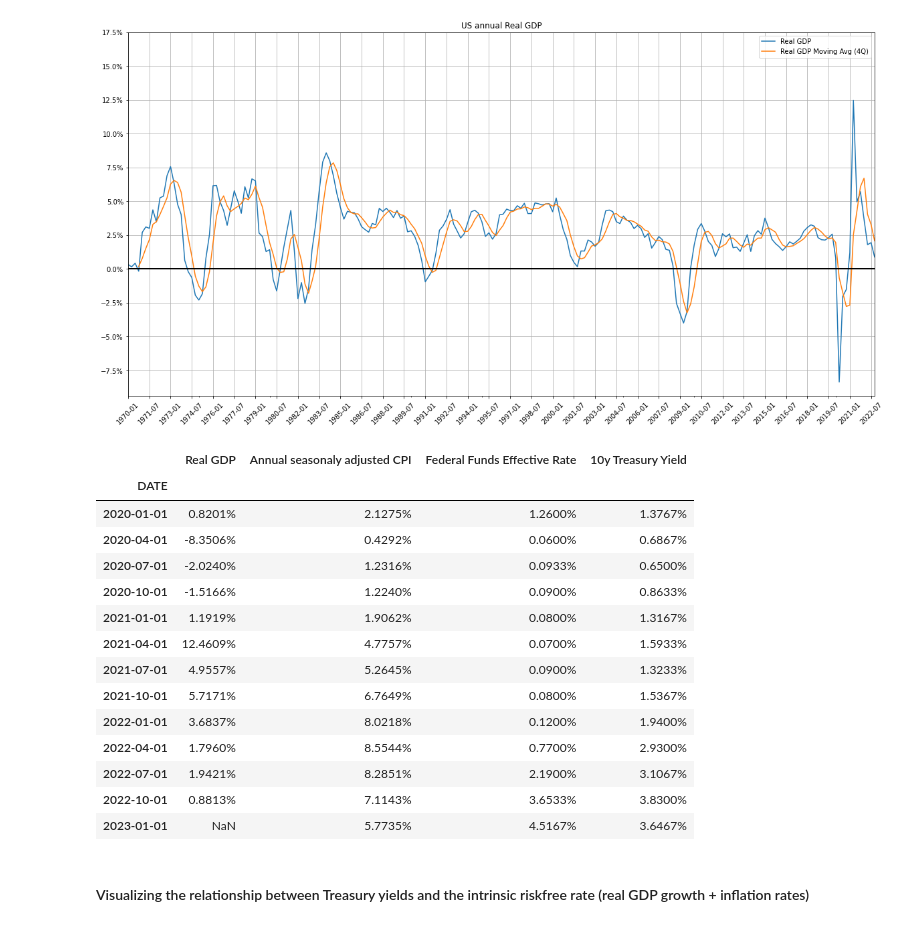
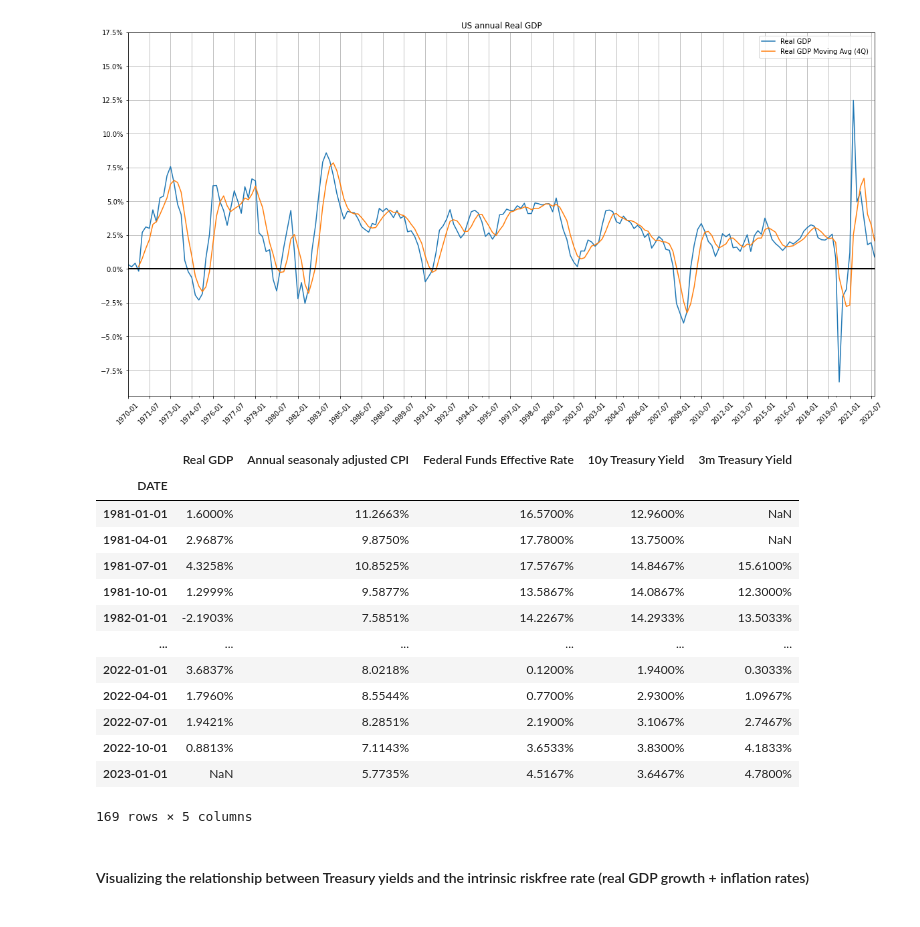
Before and after one commit to ilchen/US_Economic_Data_Analysis, a Jupyter notebook: CPI_and_Fed_Funds_Rates.ipynb, the cells around one changed output. Saved outputs shown, nothing was run; the diff lists cells and outputs as text; code cells hidden in the pictures.

```diff
--- a/CPI_and_Fed_Funds_Rates.ipynb
+++ b/CPI_and_Fed_Funds_Rates.ipynb
@@ -36,7 +36,7 @@ I use the following dataseries provided by [FRED](https://fred.stlouisfed.org/):
 There's a relationship between the riskless rate as represented by Treasury yields on the one hand and real GDP growth and inflation rates on the other hand. At the end of this section I look at real GDP developments in conjunction with CPI, for which I make use of the following additional dataseries from [FRED](https://fred.stlouisfed.org/):
 * `GDPC1` &mdash; Real Gross Domestic Product, Seasonally Adjusted (quarterly frequency)
 # %%
-fred_cpi_ffr = web.get_data_fred(['CPIAUCSL', 'FEDFUNDS', 'GS10'], start=report_start, end=report_end)
+fred_cpi_ffr = web.get_data_fred(['CPIAUCSL', 'FEDFUNDS', 'GS10', 'GS3M'], start=report_start, end=report_end)
 real_gdp = web.get_data_fred('GDPC1', start=report_start, end=report_end)
 # %%
 # Since CPIAUCSL is indexed to 1982-1984=100, we need to convert it to annual percentage changes
@@ -46,7 +46,7 @@ real_gdp = real_gdp.pct_change(4, fill_method='bfill').loc['1970':]
 fred_cpi_ffr = fred_cpi_ffr.loc['1970':]
 fred_cpi_ffr.rename(
     columns={'CPIAUCSL': 'Annual seasonaly adjusted CPI', 'FEDFUNDS': 'Federal Funds Effective Rate',
-             'GS10': '10y Treasury Yield'},
+             'GS10': '10y Treasury Yield', 'GS3M': '3m Treasury Yield'},
     inplace=True)
 real_gdp.rename(columns={'GDPC1': 'Real GDP'}, inplace=True)
 real_gdp['Real GDP Moving Avg (4Q)'] = real_gdp.iloc[:,0].rolling(4).mean()
@@ -164,23 +164,22 @@ _ = ax.set_xticklabels(list(map('{:%Y-%m}'.format, real_gdp.index[::6])))
 [figure]
 # %%
 df = pd.concat([real_gdp.iloc[:,0], fred_cpi_ffr.resample('qs').mean()], axis=1)
-df.loc['2020':]
+df.loc['1981':]
 # %% [output]
-|  | Real GDP | Annual seasonaly adjusted CPI | Federal Funds Effective Rate | 10y Treasury Yield |
-| DATE |  |  |  |  |
-| 2020-01-01 | 0.8201% | 2.1275% | 1.2600% | 1.3767% |
-| 2020-04-01 | -8.3506% | 0.4292% | 0.0600% | 0.6867% |
-| 2020-07-01 | -2.0240% | 1.2316% | 0.0933% | 0.6500% |
-| 2020-10-01 | -1.5166% | 1.2240% | 0.0900% | 0.8633% |
-| 2021-01-01 | 1.1919% | 1.9062% | 0.0800% | 1.3167% |
-| 2021-04-01 | 12.4609% | 4.7757% | 0.0700% | 1.5933% |
-| 2021-07-01 | 4.9557% | 5.2645% | 0.0900% | 1.3233% |
-| 2021-10-01 | 5.7171% | 6.7649% | 0.0800% | 1.5367% |
-| 2022-01-01 | 3.6837% | 8.0218% | 0.1200% | 1.9400% |
-| 2022-04-01 | 1.7960% | 8.5544% | 0.7700% | 2.9300% |
-| 2022-07-01 | 1.9421% | 8.2851% | 2.1900% | 3.1067% |
-| 2022-10-01 | 0.8813% | 7.1143% | 3.6533% | 3.8300% |
-| 2023-01-01 | NaN | 5.7735% | 4.5167% | 3.6467% |
+|  | Real GDP | Annual seasonaly adjusted CPI | Federal Funds Effective Rate | 10y Treasury Yield | 3m Treasury Yield |
+| DATE |  |  |  |  |  |
+| 1981-01-01 | 1.6000% | 11.2663% | 16.5700% | 12.9600% | NaN |
+| 1981-04-01 | 2.9687% | 9.8750% | 17.7800% | 13.7500% | NaN |
+| 1981-07-01 | 4.3258% | 10.8525% | 17.5767% | 14.8467% | 15.6100% |
+| 1981-10-01 | 1.2999% | 9.5877% | 13.5867% | 14.0867% | 12.3000% |
+| 1982-01-01 | -2.1903% | 7.5851% | 14.2267% | 14.2933% | 13.5033% |
+| ... | ... | ... | ... | ... | ... |
+| 2022-01-01 | 3.6837% | 8.0218% | 0.1200% | 1.9400% | 0.3033% |
+| 2022-04-01 | 1.7960% | 8.5544% | 0.7700% | 2.9300% | 1.0967% |
+| 2022-07-01 | 1.9421% | 8.2851% | 2.1900% | 3.1067% | 2.7467% |
+| 2022-10-01 | 0.8813% | 7.1143% | 3.6533% | 3.8300% | 4.1833% |
+| 2023-01-01 | NaN | 5.7735% | 4.5167% | 3.6467% | 4.7800% |
+169 rows × 5 columns
 # %% [markdown]
 #### Visualizing the relationship between Treasury yields and the intrinsic riskfree rate (real GDP growth + inflation rates)
 # %%
```
Also changed, not shown: parts of 6 cells of this notebook.
